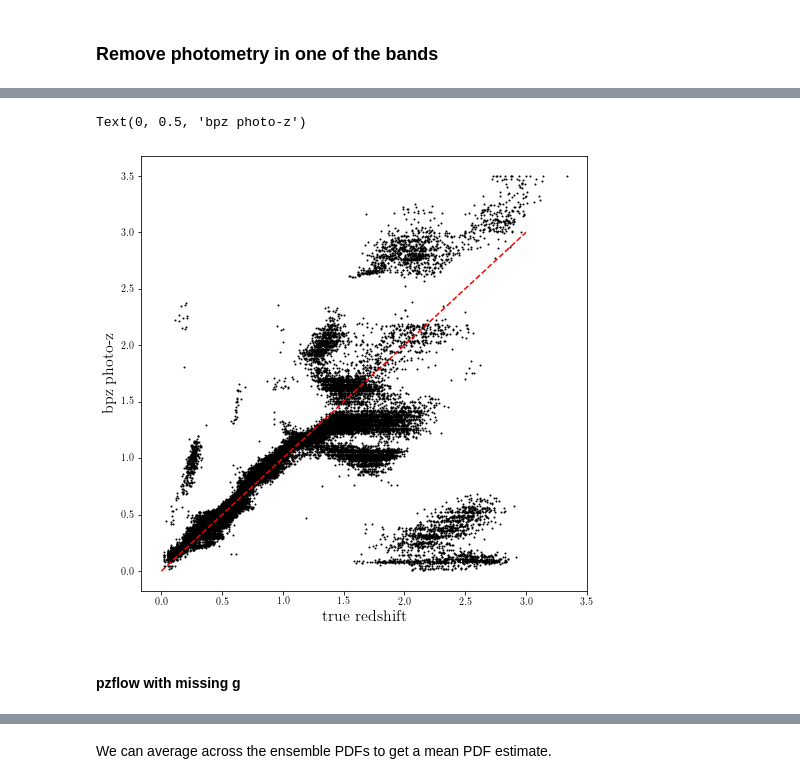
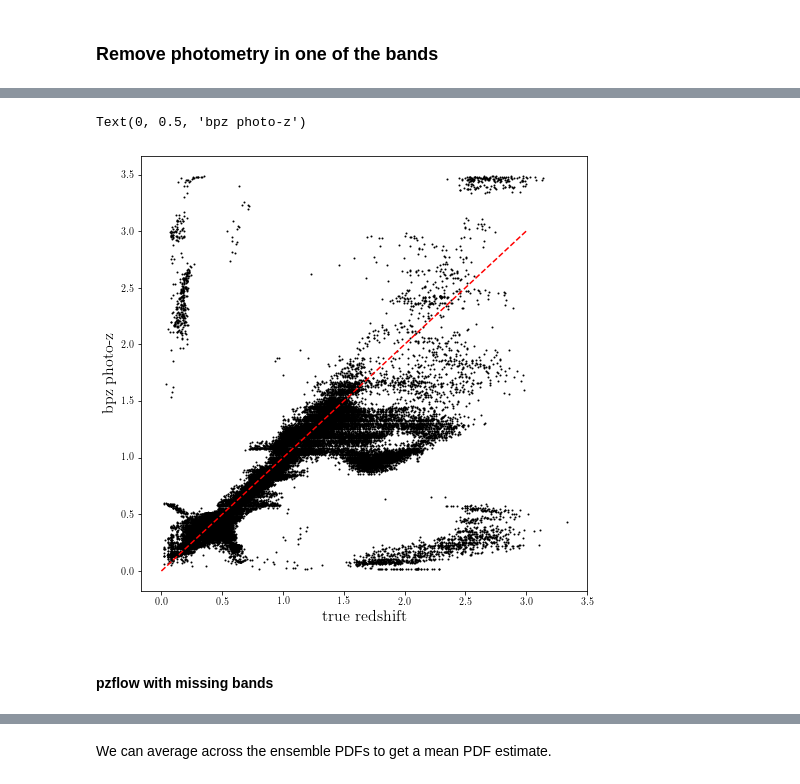
Before and after one commit to jfcrenshaw/pzflow-paper-2021, a Jupyter notebook: photo-z/pzflowRedshift.ipynb, the cells around one changed output, grey strips where cells are left out. Saved outputs shown, nothing was run; the diff lists cells and outputs as text; code cells hidden in the pictures.

Commit message:
No u-band and PIT results added.

```diff
--- a/photo-z/pzflowRedshift.ipynb
+++ b/photo-z/pzflowRedshift.ipynb
@@ -941,0 +1168,3 @@ test_data_missing_g['mag_g_lsst'] = -99.*np.zeros(len(test_data_missing_g['mag_e
+# %%
+test_data_missing_u['mag_err_u_lsst'] = np.zeros(len(test_data_missing_u['mag_err_r_lsst']))
+test_data_missing_u['mag_u_lsst'] = -99.*np.zeros(len(test_data_missing_u['mag_err_r_lsst']))
@@ -950,3 +1181,6 @@ Wall time: 9min 58s
+# %%
+with open('bpz_results_no_g', 'rb') as f:
+    bpz_results_missing_g = pickle.load(f)
 # %%
 plt.figure(figsize=(8,8))
 plt.scatter(test_data_missing_g['redshift'],bpz_results_missing_g['zmode'],s=1,c='k',label='bpz mode')
@@ -958,0 +1192,3 @@ Text(0, 0.5, 'bpz photo-z')
+# %%
+%%time
+bpz_results_missing_u = pz_bpz.estimate(test_data_missing_u)
@@ -959,13 +1201,16 @@ Text(0, 0.5, 'bpz photo-z')
+# %%
+with open('bpz_results_no_u', 'rb') as f:
+    bpz_results_missing_u = pickle.load(f)
 # %%
 plt.figure(figsize=(8,8))
-plt.scatter(test_data_missing_g['redshift'],bpz_results['zmode'],s=1,c='k',label='bpz mode')
+plt.scatter(test_data_missing_u['redshift'],bpz_results_missing_u['zmode'],s=1,c='k',label='bpz mode')
 plt.plot([0,3],[0,3],'r--');
 plt.xlabel("true redshift")
 plt.ylabel("bpz photo-z")
 # %% [output]
 Text(0, 0.5, 'bpz photo-z')
-[figure, old version]
+[figure, new version]
 # %% [markdown]
-#### pzflow with missing g
+#### pzflow with missing bands
 # %%
 np.max(training_data['mag_g_lsst']), np.min(training_data['mag_g_lsst'])
```
Also changed, not shown: parts of 215 cells of this notebook.
